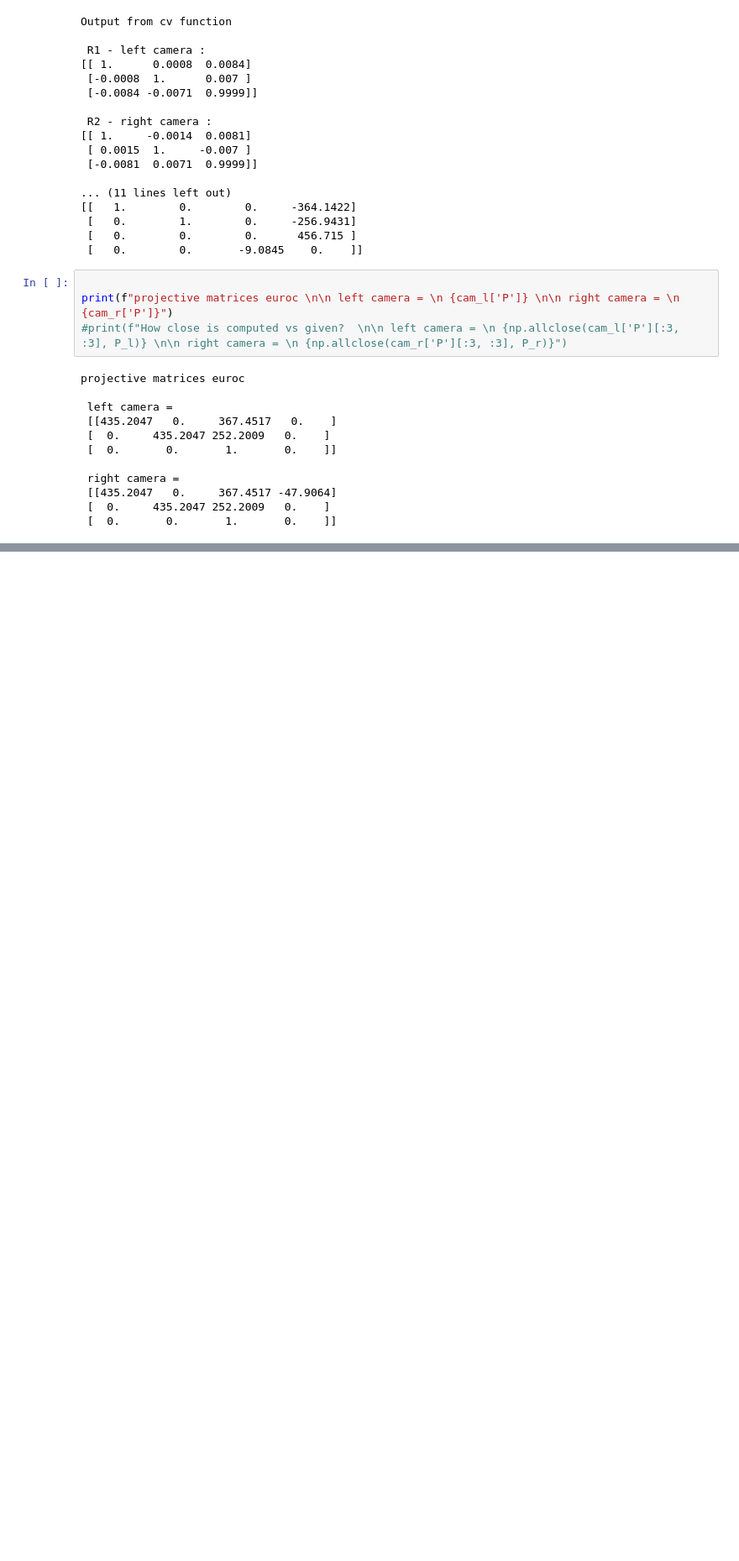
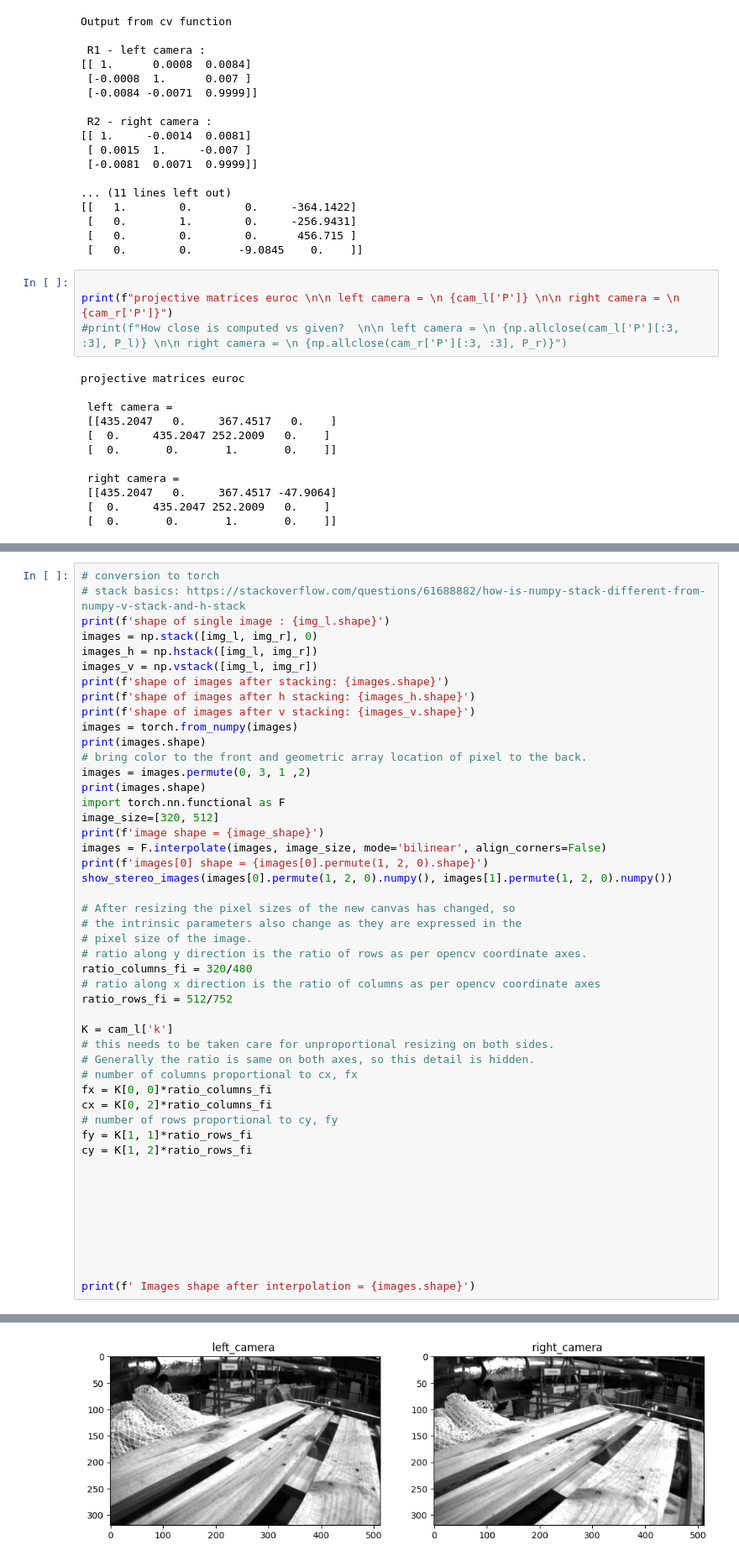
Before and after one commit to jpsnir/sensing_systems, a Jupyter notebook: stereo_cameras/stereo_system.ipynb, the cells around one changed output, grey strips where cells are left out. Shown at 84% size. Saved outputs shown, nothing was run; the diff lists cells and outputs as text; blank space fills up the shorter version.

```diff
--- a/stereo_cameras/stereo_system.ipynb
+++ b/stereo_cameras/stereo_system.ipynb
@@ -293,0 +342,49 @@ projective matrices euroc
+# %%
+# conversion to torch
+# stack basics: https://stackoverflow.com/questions/61688882/how-is-numpy-stack-different-from-numpy-v-stack-and-h-stack
+print(f'shape of single image : {img_l.shape}')
+images = np.stack([img_l, img_r], 0)
+images_h = np.hstack([img_l, img_r])
+images_v = np.vstack([img_l, img_r])
+print(f'shape of images after stacking: {images.shape}')
+print(f'shape of images after h stacking: {images_h.shape}')
+print(f'shape of images after v stacking: {images_v.shape}')
+images = torch.from_numpy(images)
+print(images.shape)
+# bring color to the front and geometric array location of pixel to the back.
+images = images.permute(0, 3, 1 ,2)
+print(images.shape)
+import torch.nn.functional as F
+image_size=[320, 512]
+print(f'image shape = {image_shape}')
+images = F.interpolate(images, image_size, mode='bilinear', align_corners=False)
+print(f'images[0] shape = {images[0].permute(1, 2, 0).shape}')
+show_stereo_images(images[0].permute(1, 2, 0).numpy(), images[1].permute(1, 2, 0).numpy())
+
+# After resizing the pixel sizes of the new canvas has changed, so
+# the intrinsic parameters also change as they are expressed in the
+# pixel size of the image.
+# ratio along y direction is the ratio of rows as per opencv coordinate axes.
+ratio_columns_fi = 320/480
+# ratio along x direction is the ratio of columns as per opencv coordinate axes
+ratio_rows_fi = 512/752
+
+K = cam_l['k']
+# this needs to be taken care for unproportional resizing on both sides.
+# Generally the ratio is same on both axes, so this detail is hidden.
+# number of columns proportional to cx, fx
+fx = K[0, 0]*ratio_columns_fi
+cx = K[0, 2]*ratio_columns_fi
+# number of rows proportional to cy, fy
+fy = K[1, 1]*ratio_rows_fi
+cy = K[1, 2]*ratio_rows_fi
+
+
+
+
+
+
+
+
+print(f' Images shape after interpolation = {images.shape}')
+# %% [output]
@@ -293,0 +400 @@ projective matrices euroc
+[figure, added]
```
Also changed, not shown: parts of 6 cells of this notebook.
